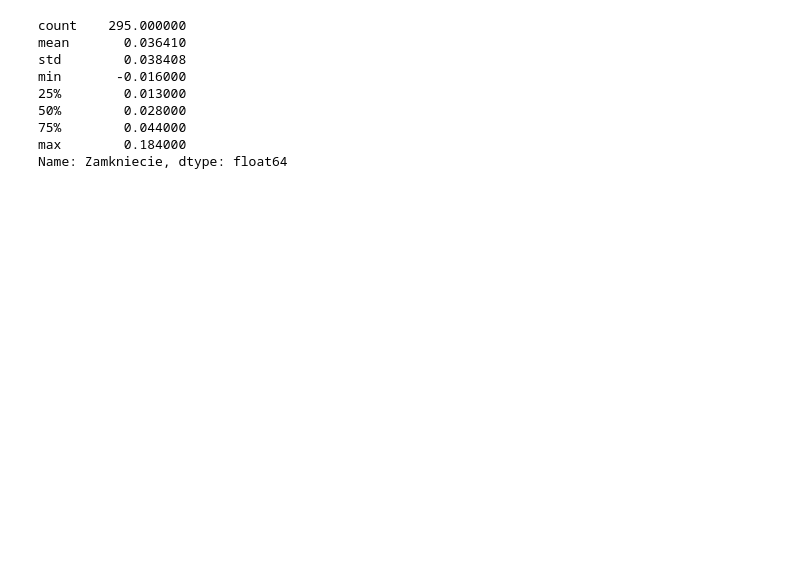
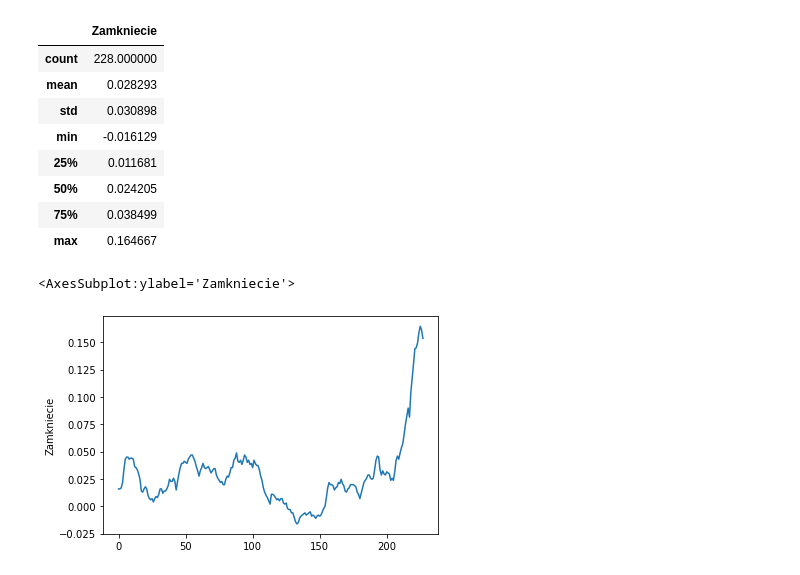
Before and after one commit to msz13/Goal-Based-Investing, a Jupyter notebook: esg/infation.ipynb, the cells around one changed output. Saved outputs shown, nothing was run; the diff lists cells and outputs as text; code cells hidden in the pictures; blank space fills up the shorter version.

```diff
--- a/esg/infation.ipynb
+++ b/esg/infation.ipynb
@@ -25,18 +26,20 @@ def ornstein_uhlenbeck_params(series):
 
     return (u,sig,k)
 # %%
-cpi = data['1999-01-01':'2023-12-31'] / 100
-display(cpi.describe())
+cpi = data['2004-01-01':'2022-12-31'] / 100
 cpi = np.log(cpi+1)
 cpi = cpi.reset_index()
-u,sig,k = ornstein_uhlenbeck_params(cpi)
+display(cpi.describe())
+sns.lineplot(data=cpi['Zamkniecie'])
 # %% [output]
+|  | Zamkniecie |
+| count | 228.000000 |
+| mean | 0.028293 |
+| std | 0.030898 |
+| min | -0.016129 |
+| 25% | 0.011681 |
+| 50% | 0.024205 |
+| 75% | 0.038499 |
+| max | 0.164667 |
-count    295.000000
-mean       0.036410
-std        0.038408
-min       -0.016000
-25%        0.013000
-50%        0.028000
-75%        0.044000
-max        0.184000
-Name: Zamkniecie, dtype: float64
+<AxesSubplot:ylabel='Zamkniecie'>
+[figure, added]
```
Also changed, not shown: parts of 14 cells of this notebook, 2 other files.
